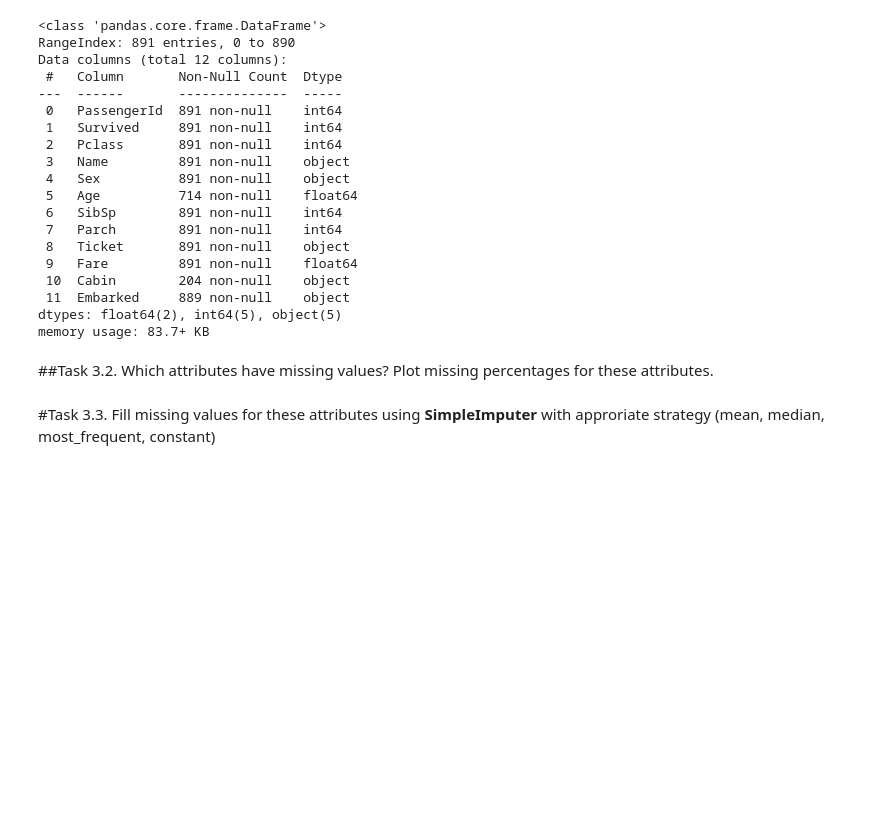
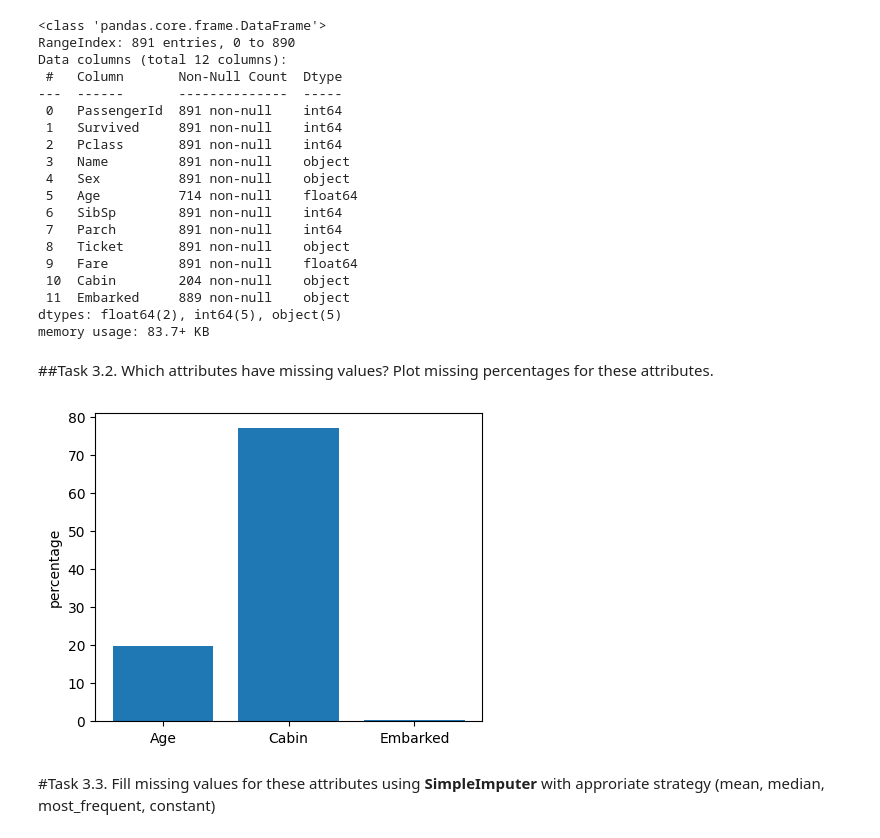
Before and after one commit to PhamTienLoc/Lab_DM, a Jupyter notebook: Lab_2_21130429_PhamTienLoc.ipynb, the cells around one changed output. Cells and saved outputs as stored; diff of their text form; code cells hidden in the pictures; blank space fills up the shorter version.

```diff
--- a/Lab_2_21130429_PhamTienLoc.ipynb
+++ b/Lab_2_21130429_PhamTienLoc.ipynb
@@ -219,2 +228,14 @@ memory usage: 83.7+ KB
+# %%
+#code
+m_value = titanic.isnull().sum()
+m_percent = (m_value / len(titanic)) * 100
+m_data = m_percent[m_percent > 0]
+
+plt.figure(figsize=(5, 4))
+plt.bar(m_data.index, m_data.values)
+plt.ylabel('percentage')
+plt.show()
+# %% [output]
+[figure, added]
 # %% [markdown]
 #Task 3.3. Fill missing values for these attributes using **SimpleImputer** with approriate strategy (mean, median, most_frequent, constant)
```
Also changed, not shown: parts of 11 cells of this notebook.
